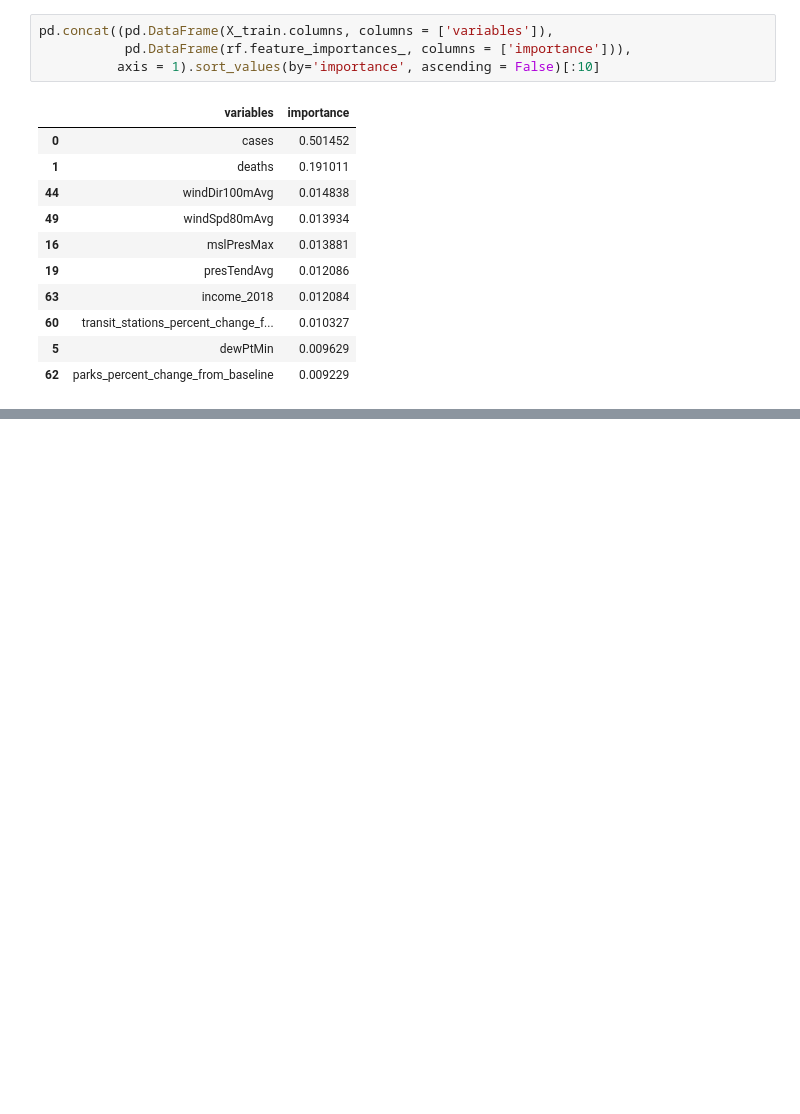
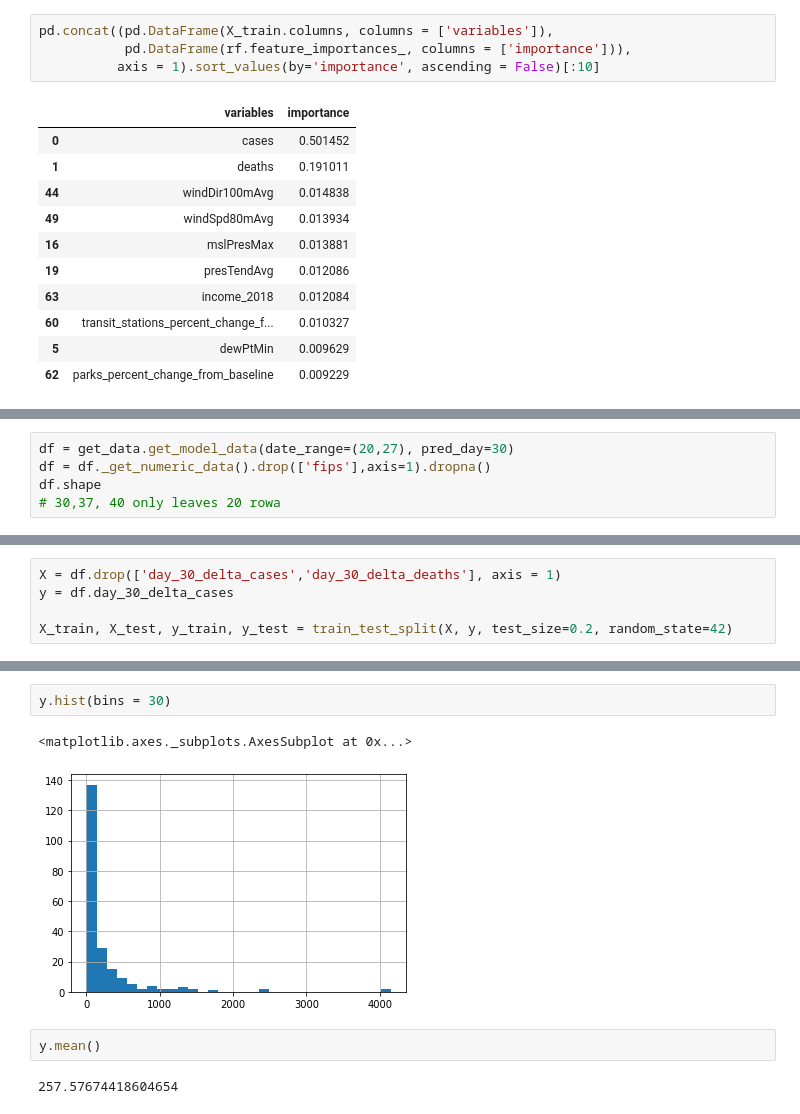
Before and after one commit to TianyuanCai/covid19, a Jupyter notebook: model/trees.ipynb, the cells around one changed output, grey strips where cells are left out. Cells and saved outputs as stored; diff of their text form; blank space fills up the shorter version.

```diff
--- a/model/trees.ipynb
+++ b/model/trees.ipynb
@@ -169,0 +272,5 @@ R-squared for Test: 0.62
+# %%
+df = get_data.get_model_data(date_range=(20,27), pred_day=30)
+df = df._get_numeric_data().drop(['fips'],axis=1).dropna()
+df.shape
+# 30,37, 40 only leaves 20 rowa
@@ -169,0 +279,5 @@ R-squared for Test: 0.62
+# %%
+X = df.drop(['day_30_delta_cases','day_30_delta_deaths'], axis = 1)
+y = df.day_30_delta_cases
+
+X_train, X_test, y_train, y_test = train_test_split(X, y, test_size=0.2, random_state=42)
@@ -205,0 +394,9 @@ array([ 23.99168236,  22.69439417,  54.60163697,  27.07693476,
+# %%
+y.hist(bins = 30)
+# %% [output]
+<matplotlib.axes._subplots.AxesSubplot at 0x...>
+[figure, added]
+# %%
+y.mean()
+# %% [output]
+257.57674418604654
```
Also changed, not shown: parts of 49 cells of this notebook.
